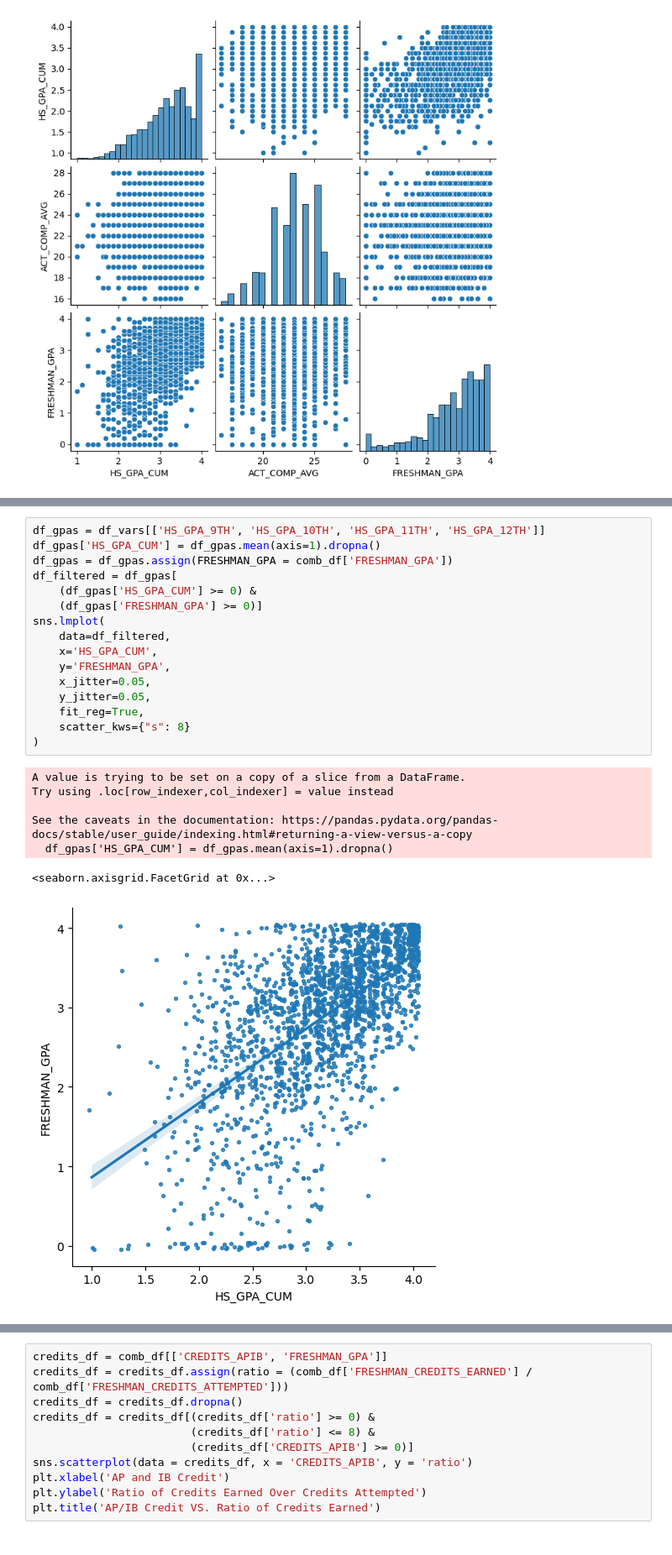
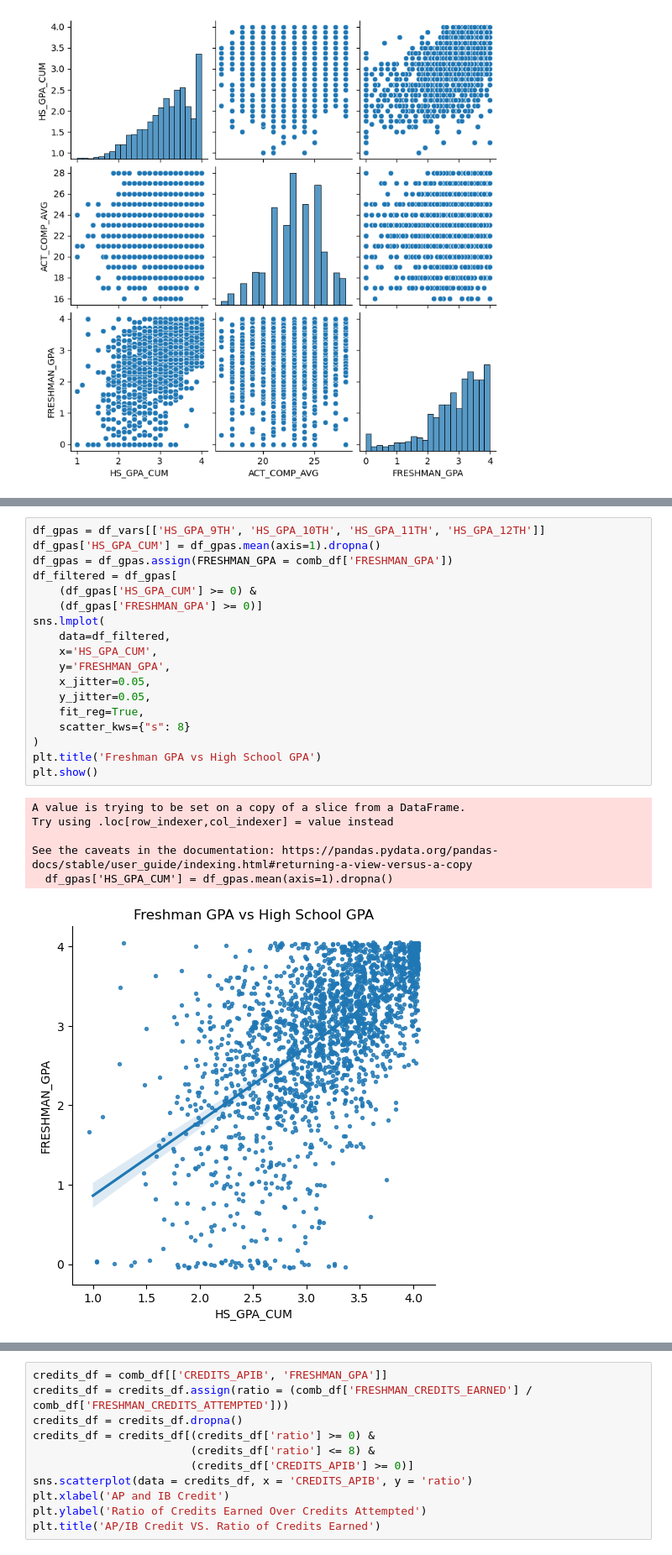
Before and after one commit to trenton-pham/Predicting-First-Year-College-Success, a Jupyter notebook: 02-EDACheckpoint.ipynb, the cells around one changed output, grey strips where cells are left out. Shown at 84% size. Drawn from its saved outputs; the diff is of its cells as text.

```diff
--- a/02-EDACheckpoint.ipynb
+++ b/02-EDACheckpoint.ipynb
@@ -414,24 +417,25 @@ sns.pairplot(comb_df, vars=['HS_GPA_CUM', 'ACT_COMP_AVG','FRESHMAN_GPA'])
 # %%
 df_gpas = df_vars[['HS_GPA_9TH', 'HS_GPA_10TH', 'HS_GPA_11TH', 'HS_GPA_12TH']]
 df_gpas['HS_GPA_CUM'] = df_gpas.mean(axis=1).dropna()
 df_gpas = df_gpas.assign(FRESHMAN_GPA = comb_df['FRESHMAN_GPA'])
 df_filtered = df_gpas[
     (df_gpas['HS_GPA_CUM'] >= 0) &
     (df_gpas['FRESHMAN_GPA'] >= 0)]
 sns.lmplot(
     data=df_filtered,
     x='HS_GPA_CUM',
     y='FRESHMAN_GPA',
     x_jitter=0.05,
     y_jitter=0.05,
     fit_reg=True,
     scatter_kws={"s": 8}
 )
+plt.title('Freshman GPA vs High School GPA')
+plt.show()
 # %% [output]
 A value is trying to be set on a copy of a slice from a DataFrame.
 Try using .loc[row_indexer,col_indexer] = value instead
 
 See the caveats in the documentation: https://pandas.pydata.org/pandas-docs/stable/user_guide/indexing.html#returning-a-view-versus-a-copy
   df_gpas['HS_GPA_CUM'] = df_gpas.mean(axis=1).dropna()
-<seaborn.axisgrid.FacetGrid at 0x...>
-[figure, old version]
+[figure, new version]
```
Also changed, not shown: parts of 5 cells of this notebook.
